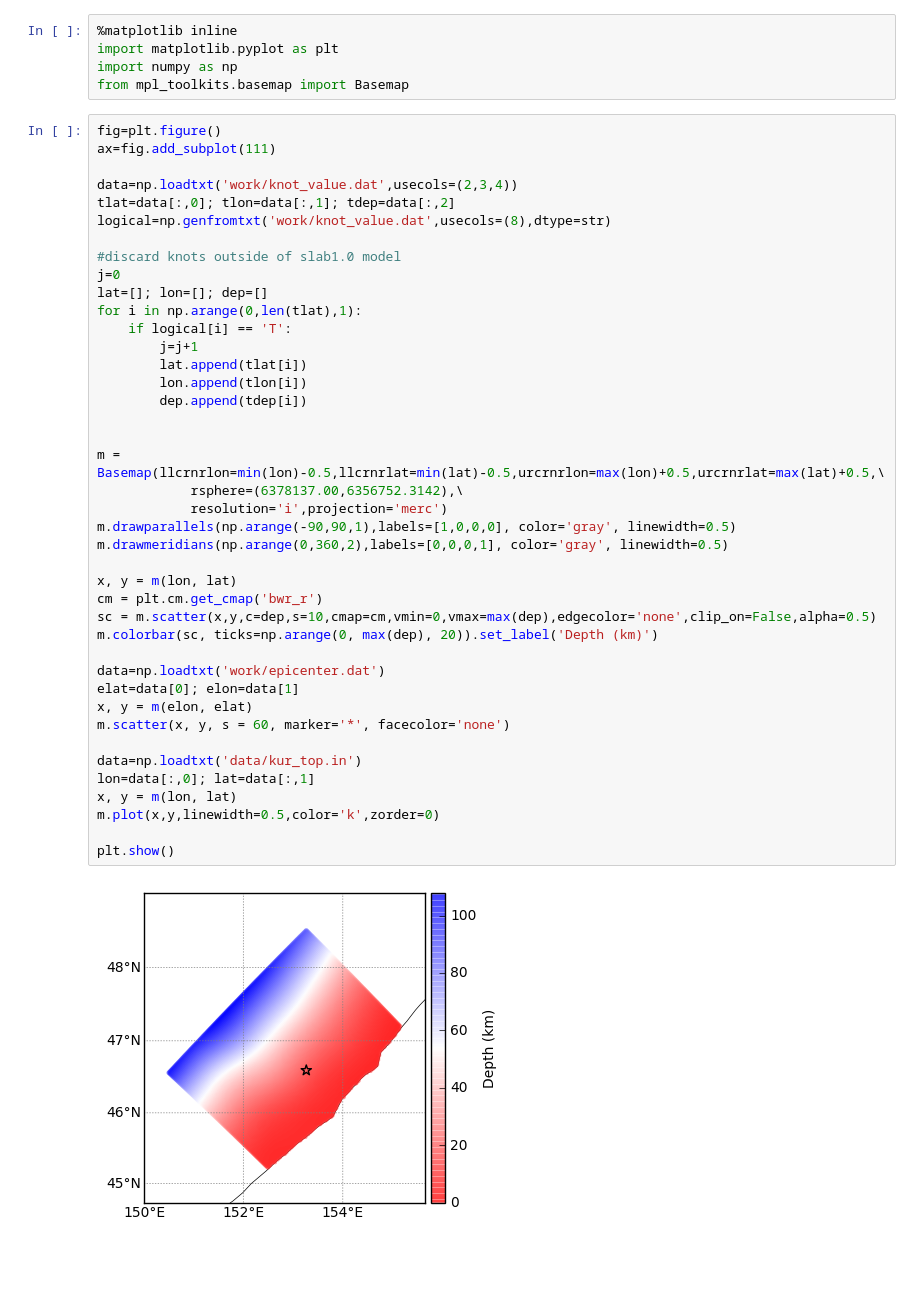
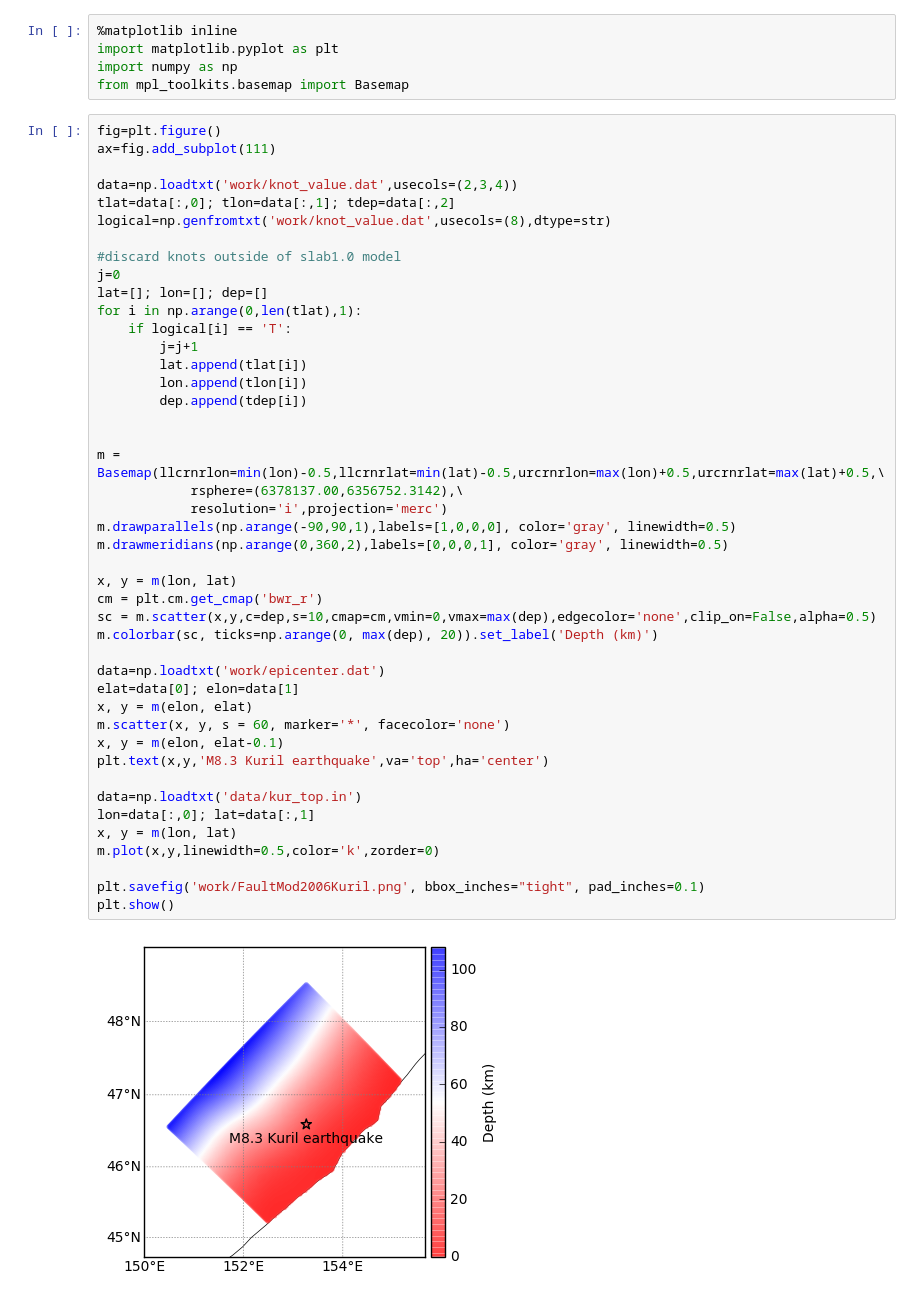
Before and after one commit to rokuwaki/FaultModSlab1.0, a Jupyter notebook: FaultModSlab1.0.ipynb, the cells around one changed output. Cells and saved outputs as stored; diff of their text form; blank space fills up the shorter version.

```diff
--- a/FaultModSlab1.0.ipynb
+++ b/FaultModSlab1.0.ipynb
@@ -18,31 +18,34 @@ for i in np.arange(0,len(tlat),1):
     if logical[i] == 'T':
         j=j+1
         lat.append(tlat[i])
         lon.append(tlon[i])
         dep.append(tdep[i])
 
 
 m = Basemap(llcrnrlon=min(lon)-0.5,llcrnrlat=min(lat)-0.5,urcrnrlon=max(lon)+0.5,urcrnrlat=max(lat)+0.5,\
             rsphere=(6378137.00,6356752.3142),\
             resolution='i',projection='merc')
 m.drawparallels(np.arange(-90,90,1),labels=[1,0,0,0], color='gray', linewidth=0.5)
 m.drawmeridians(np.arange(0,360,2),labels=[0,0,0,1], color='gray', linewidth=0.5)
 
 x, y = m(lon, lat)
 cm = plt.cm.get_cmap('bwr_r')
 sc = m.scatter(x,y,c=dep,s=10,cmap=cm,vmin=0,vmax=max(dep),edgecolor='none',clip_on=False,alpha=0.5)
 m.colorbar(sc, ticks=np.arange(0, max(dep), 20)).set_label('Depth (km)')
 
 data=np.loadtxt('work/epicenter.dat')
 elat=data[0]; elon=data[1]
 x, y = m(elon, elat)
 m.scatter(x, y, s = 60, marker='*', facecolor='none')
+x, y = m(elon, elat-0.1)
+plt.text(x,y,'M8.3 Kuril earthquake',va='top',ha='center')
 
 data=np.loadtxt('data/kur_top.in')
 lon=data[:,0]; lat=data[:,1]
 x, y = m(lon, lat)
 m.plot(x,y,linewidth=0.5,color='k',zorder=0)
 
+plt.savefig('work/FaultMod2006Kuril.png', bbox_inches="tight", pad_inches=0.1)
 plt.show()
 # %% [output]
-[figure, old version]
+[figure, new version]
```
Also changed, not shown: 1 other file.
